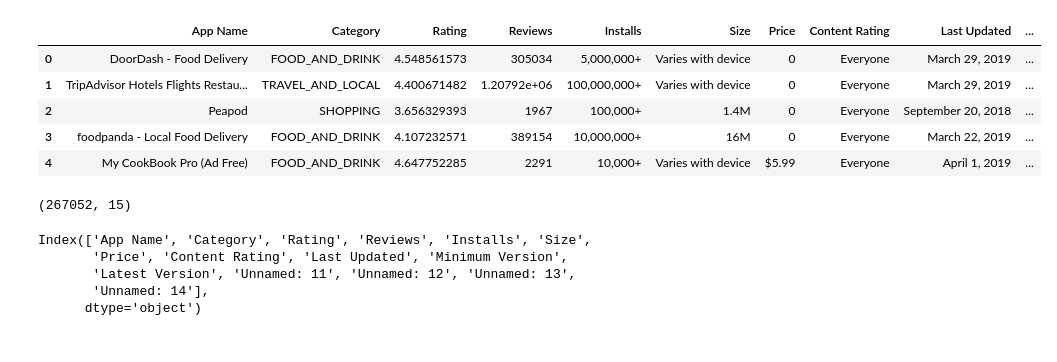
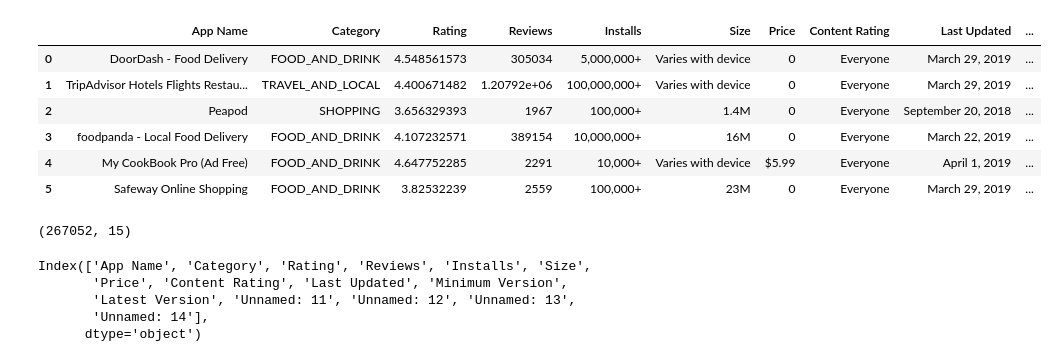
Before and after one commit to SkeyRahaman/Prediction-of-ratings-in-play-store-data-for-MYWBUT-project-, a Jupyter notebook: Play Rating Final.ipynb, the cells around one changed output. Saved outputs shown, nothing was run; the diff lists cells and outputs as text; code cells hidden in the pictures.

```diff
--- a/Play Rating Final.ipynb
+++ b/Play Rating Final.ipynb
@@ -4,13 +5,14 @@ import numpy as np
 # %%
 data = pd.read_csv("Google-Playstore-Full.csv")
-data.head()
+data.head(6)
 # %% [output]
 |  | App Name | Category | Rating | Reviews | Installs | Size | Price | Content Rating | Last Updated | ... |
 | 0 | DoorDash - Food Delivery | FOOD_AND_DRINK | 4.548561573 | 305034 | 5,000,000+ | Varies with device | 0 | Everyone | March 29, 2019 | ... |
 | 1 | TripAdvisor Hotels Flights Restau... | TRAVEL_AND_LOCAL | 4.400671482 | 1.20792e+06 | 100,000,000+ | Varies with device | 0 | Everyone | March 29, 2019 | ... |
 | 2 | Peapod | SHOPPING | 3.656329393 | 1967 | 100,000+ | 1.4M | 0 | Everyone | September 20, 2018 | ... |
 | 3 | foodpanda - Local Food Delivery | FOOD_AND_DRINK | 4.107232571 | 389154 | 10,000,000+ | 16M | 0 | Everyone | March 22, 2019 | ... |
 | 4 | My CookBook Pro (Ad Free) | FOOD_AND_DRINK | 4.647752285 | 2291 | 10,000+ | Varies with device | $5.99 | Everyone | April 1, 2019 | ... |
+| 5 | Safeway Online Shopping | FOOD_AND_DRINK | 3.82532239 | 2559 | 100,000+ | 23M | 0 | Everyone | March 29, 2019 | ... |
 # %%
 data.shape
 # %% [output]
```
Also changed, not shown: parts of 31 cells of this notebook.
